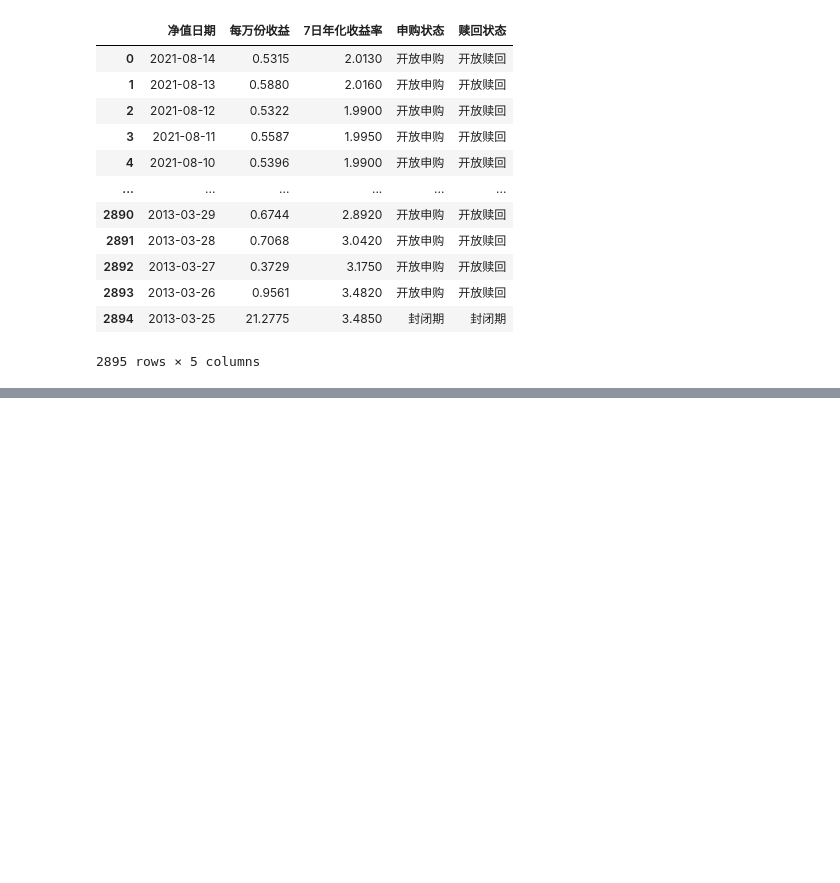
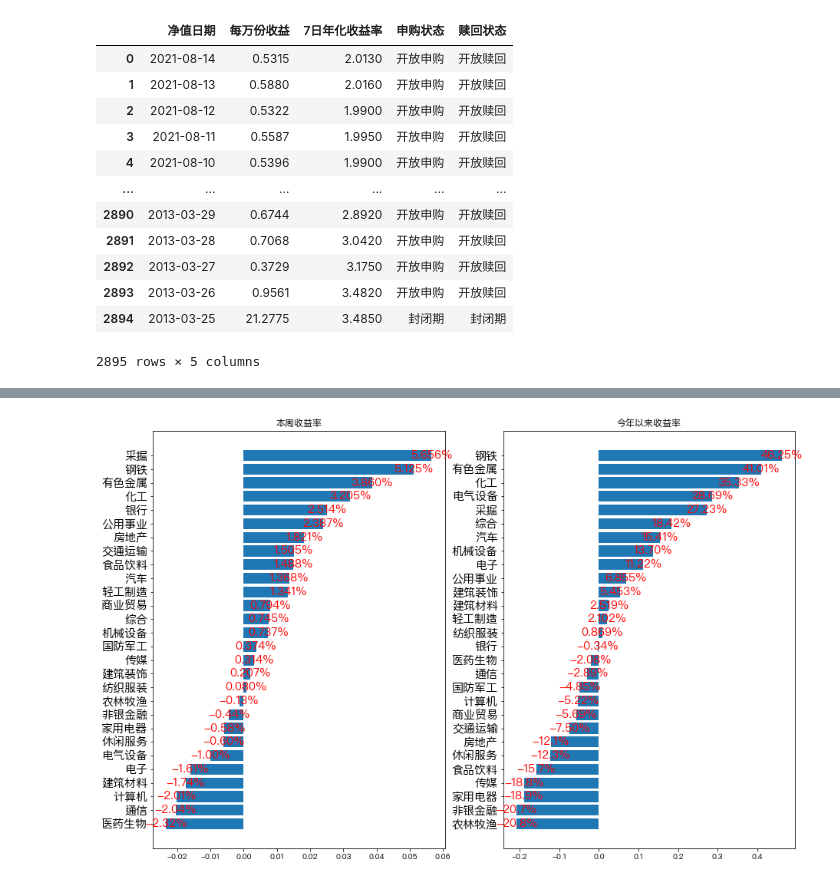
Before and after one commit to Seaaann/MyQuantReserch, a Jupyter notebook: Funds/funds basics.ipynb, the cells around one changed output, grey strips where cells are left out. Saved outputs shown, nothing was run; the diff lists cells and outputs as text; code cells hidden in the pictures; blank space fills up the shorter version.

```diff
--- a/Funds/funds basics.ipynb
+++ b/Funds/funds basics.ipynb
@@ -77,0 +269,4 @@ fund_em_money_fund_info_df
+# %%
+industry_return_df = sw_industry_return_plot(start_date="2021-08-09", end_date="2021-08-13")
+# %% [output]
+[figure, added]
```
Also changed, not shown: parts of 13 cells of this notebook, 1 other file.
